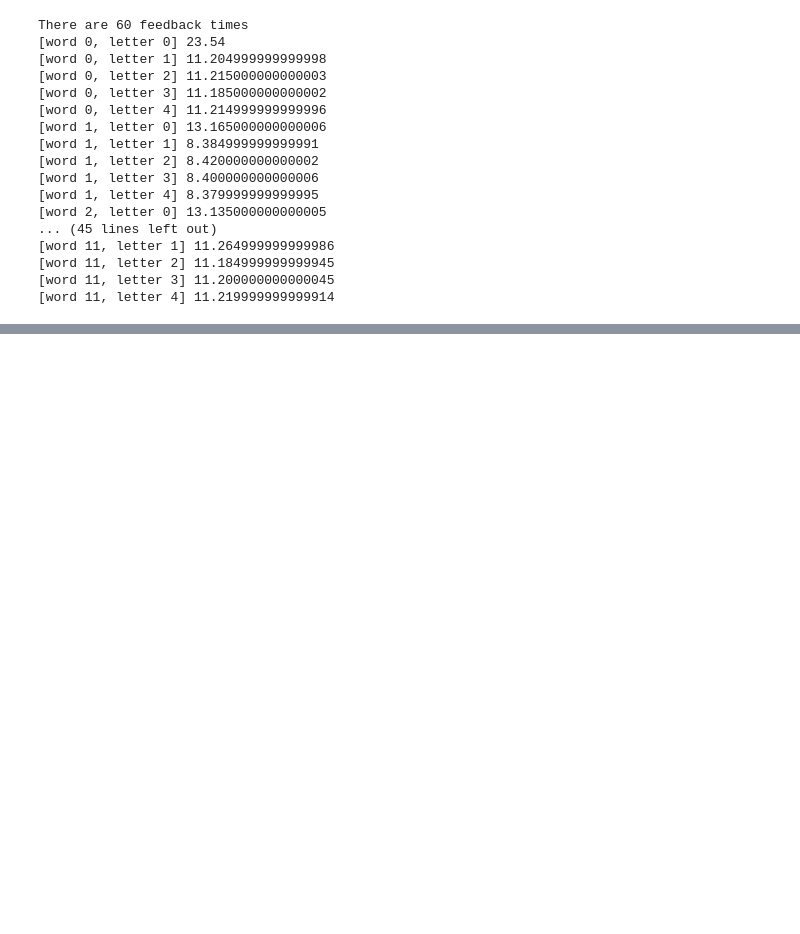
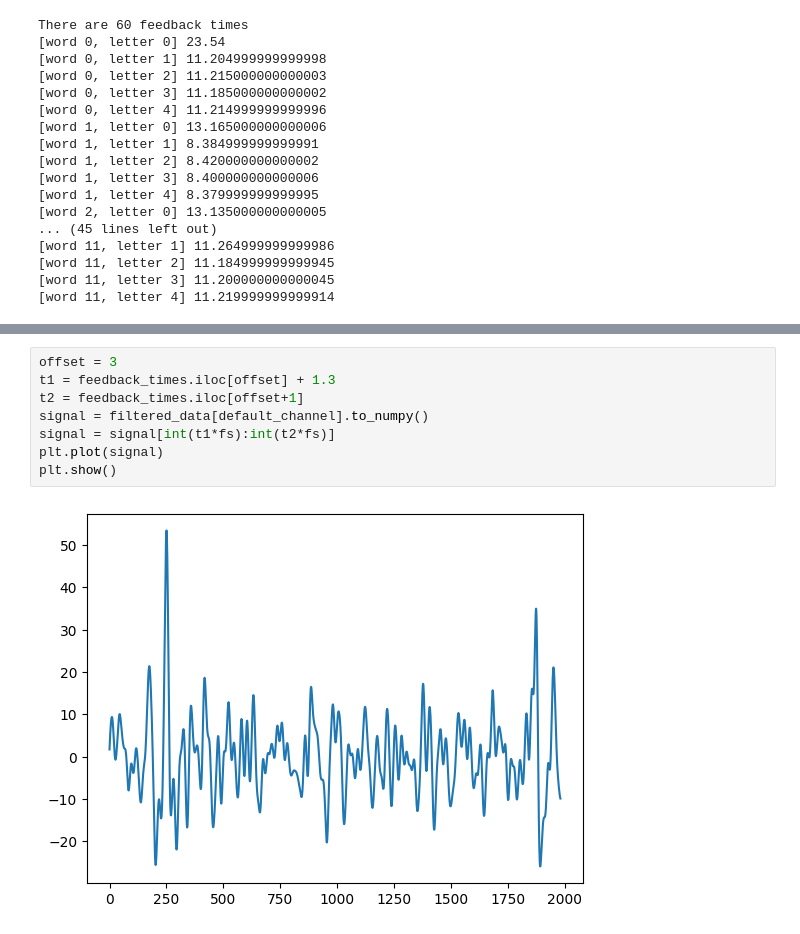
Before and after one commit to nspyrop03/bci-challenge-ner15, a Jupyter notebook: p300_detection.ipynb, the cells around one changed output, grey strips where cells are left out. Saved outputs shown, nothing was run; the diff lists cells and outputs as text; blank space fills up the shorter version.

```diff
--- a/p300_detection.ipynb
+++ b/p300_detection.ipynb
@@ -242,0 +332,10 @@ There are 60 feedback times
+# %%
+offset = 3
+t1 = feedback_times.iloc[offset] + 1.3
+t2 = feedback_times.iloc[offset+1]
+signal = filtered_data[default_channel].to_numpy()
+signal = signal[int(t1*fs):int(t2*fs)]
+plt.plot(signal)
+plt.show()
+# %% [output]
+[figure, added]
```
Also changed, not shown: parts of 7 cells of this notebook.
